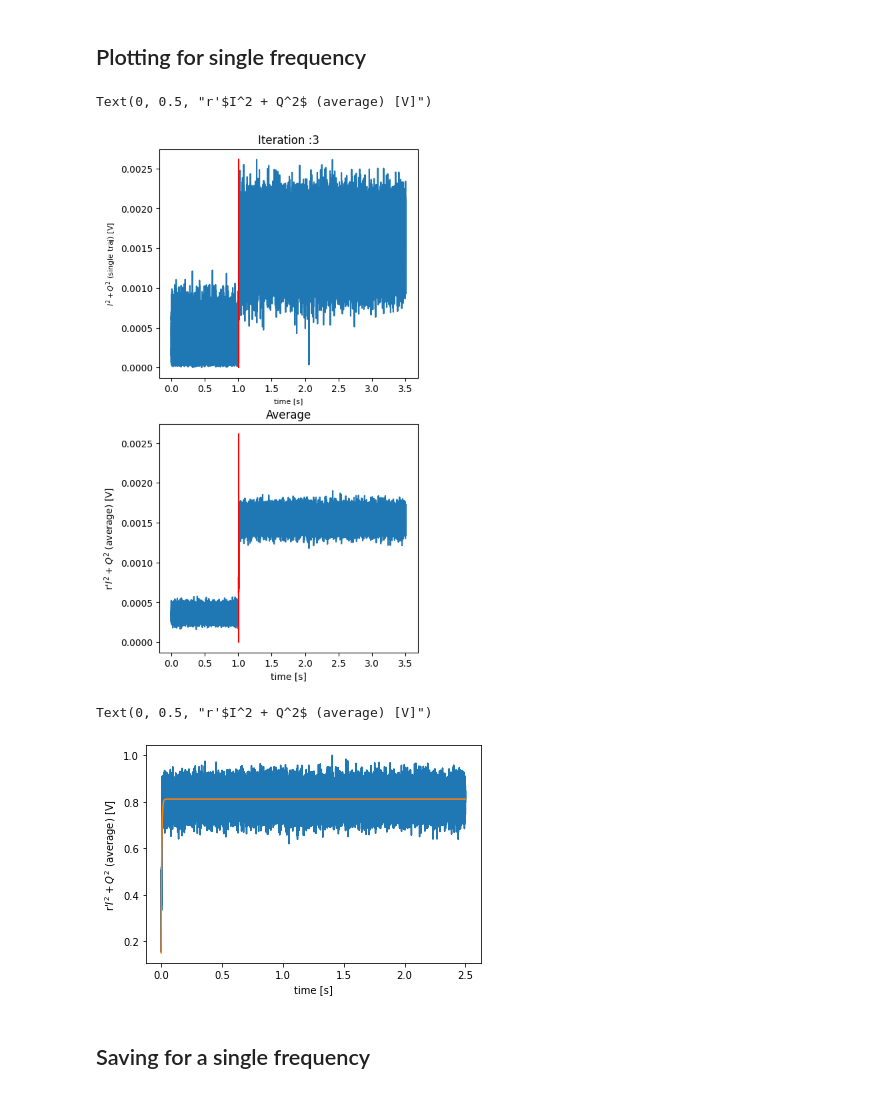
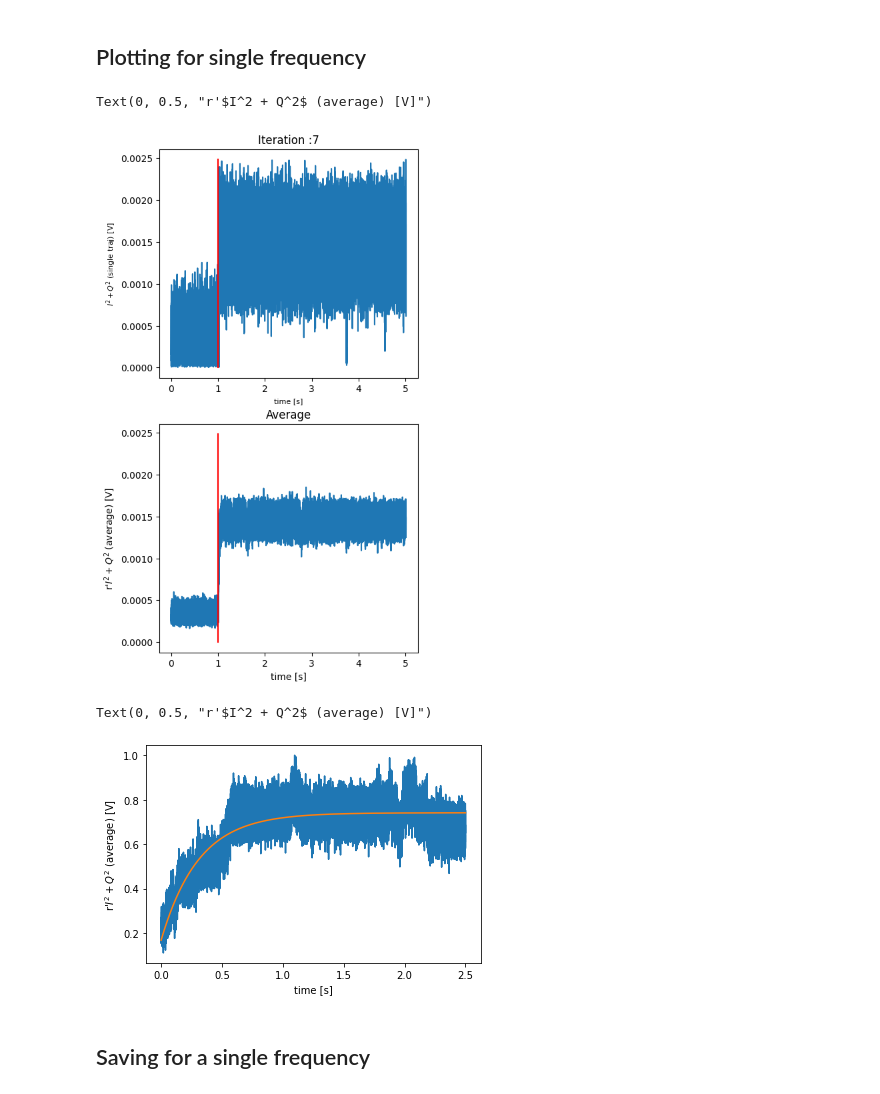
Before and after one commit to BeaulieuGuillaume/DPT_SQUID, a Jupyter notebook: First_Order_Transition/First_Jump.ipynb, the cells around one changed output. Cells and saved outputs as stored; diff of their text form; code cells hidden in the pictures.

```diff
--- a/First_Order_Transition/First_Jump.ipynb
+++ b/First_Order_Transition/First_Jump.ipynb
@@ -717,17 +719,17 @@ def First_jump_single_freq(Readout_Len, amp_factor, IF_pump, IF_resonator, Offse
 Readout_Len=50_000
 config,qm=update_readout_lenght(Readout_Len,config,qmm)
 
-amp_factor=0.3 #Prefactor of the amplitude
+amp_factor=0.25 #Prefactor of the amplitude
 
 #Update the pump IF frequency
-IF_pump= 0.19689e9 #685e9 #85e9# defines the IF of the pump
+IF_pump= 0.19695e9 #685e9 #85e9# defines the IF of the pump
 IF_resonator=(LO_fluxline+IF_pump)/2-LO_readout #demodulate at half of the pump IF by default
 
 n_repetition=10 #number of repetitions
 
 n_empty=20_000 #number of vaccum readout to do
 Pump_Delay = n_empty*(Readout_Len+300)//4  #time for the pump to be off
-n_full=50_000 #number of pump on readout to do
+n_full=80_000 #number of pump on readout to do
 n_runs=n_empty+n_full # Total number of readout to do
 
 cooldown_time=1_000_000_000//4 #cooldown time before each repetition to go back to vacuum
@@ -754,35 +756,35 @@ Execution stopped by user!
 # %%
 #Single plot
 %matplotlib inline
-idx=3 #which iteration
+idx=7 #which iteration
 
 
 
 norm_2d=np.sqrt(I_2d**2+Q_2d**2)
 #We reset the timer to zero for each idx
 time_2d=(time_2d.transpose()-time_2d[:,0]).transpose()
 
 
 fontsize=8
 fig, axs = plt.subplots( nrows=2, ncols=1, figsize=(5,10),dpi=100)
 
 ax=axs[0]
 ax.set_title("Iteration :" + str(idx))
 ax.plot(time_2d[idx,:]*1e-9,norm_2d[idx,:])
 ax.plot([Pump_Delay*4*1e-9,Pump_Delay*4*1e-9],[0, max(norm_2d[idx,:])],"r")
 ax.set_ylabel(r'$I^2 + Q^2$ (single traj) [V]',fontsize=fontsize)
 ax.set_xlabel("time [s]",fontsize=fontsize)
 #average over all axis :
 ax=axs[1]
 ax.set_title("Average")
 av=np.mean(norm_2d,axis=0)
 ax.plot(time_2d[0,:]*1e-9,av)
 ax.plot([Pump_Delay*4*1e-9,Pump_Delay*4*1e-9],[0, max(norm_2d[idx,:])],"r")
 ax.set_xlabel("time [s]")
 ax.set_ylabel("r'$I^2 + Q^2$ (average) [V]")
 # %% [output]
 Text(0, 0.5, "r'$I^2 + Q^2$ (average) [V]")
-[figure, old version]
+[figure, new version]
 # %%
 from scipy.optimize import curve_fit
 
@@ -816,7 +818,7 @@ plt.xlabel("time [s]")
 plt.ylabel("r'$I^2 + Q^2$ (average) [V]")
 # %% [output]
 Text(0, 0.5, "r'$I^2 + Q^2$ (average) [V]")
-[figure, old version]
+[figure, new version]
 # %% [markdown]
 ## Saving for a single frequency
 # %%
```
Also changed, not shown: parts of 15 cells of this notebook, 5 other files.
